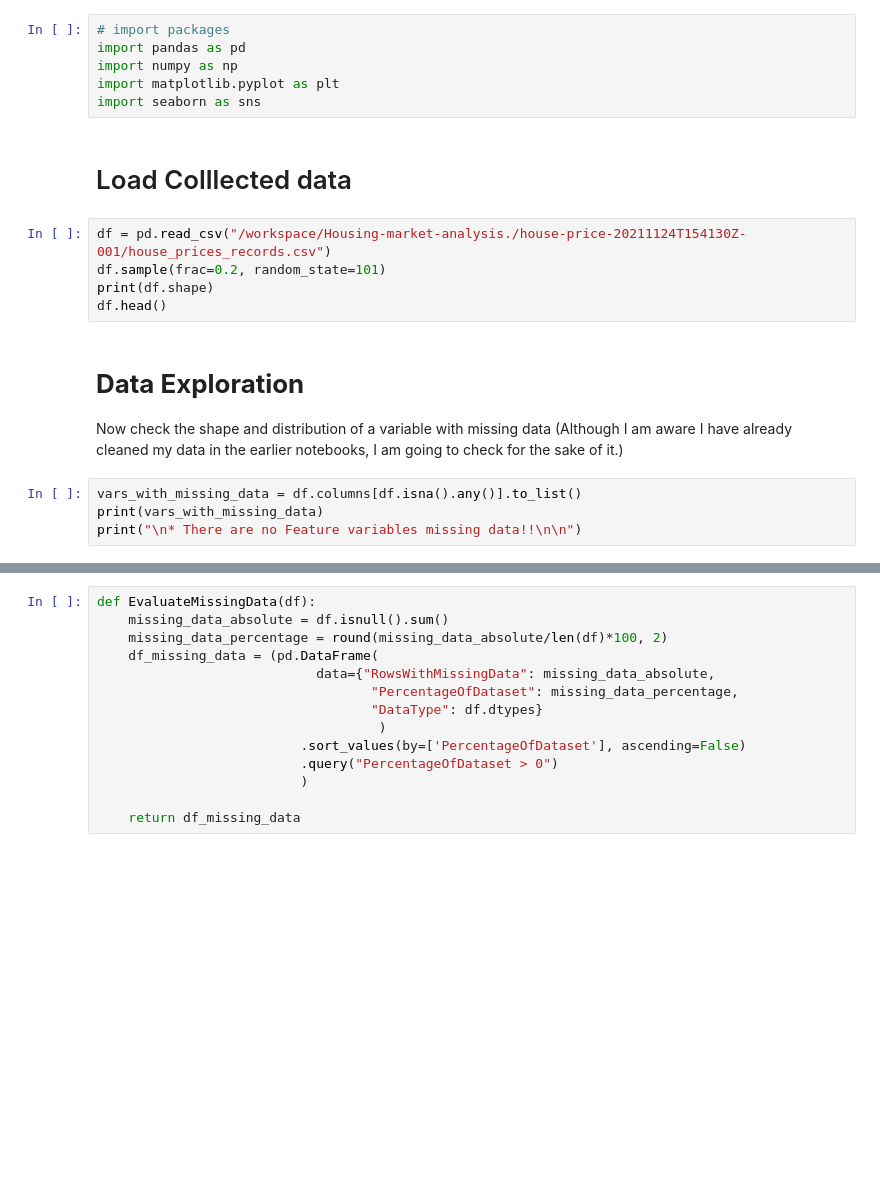
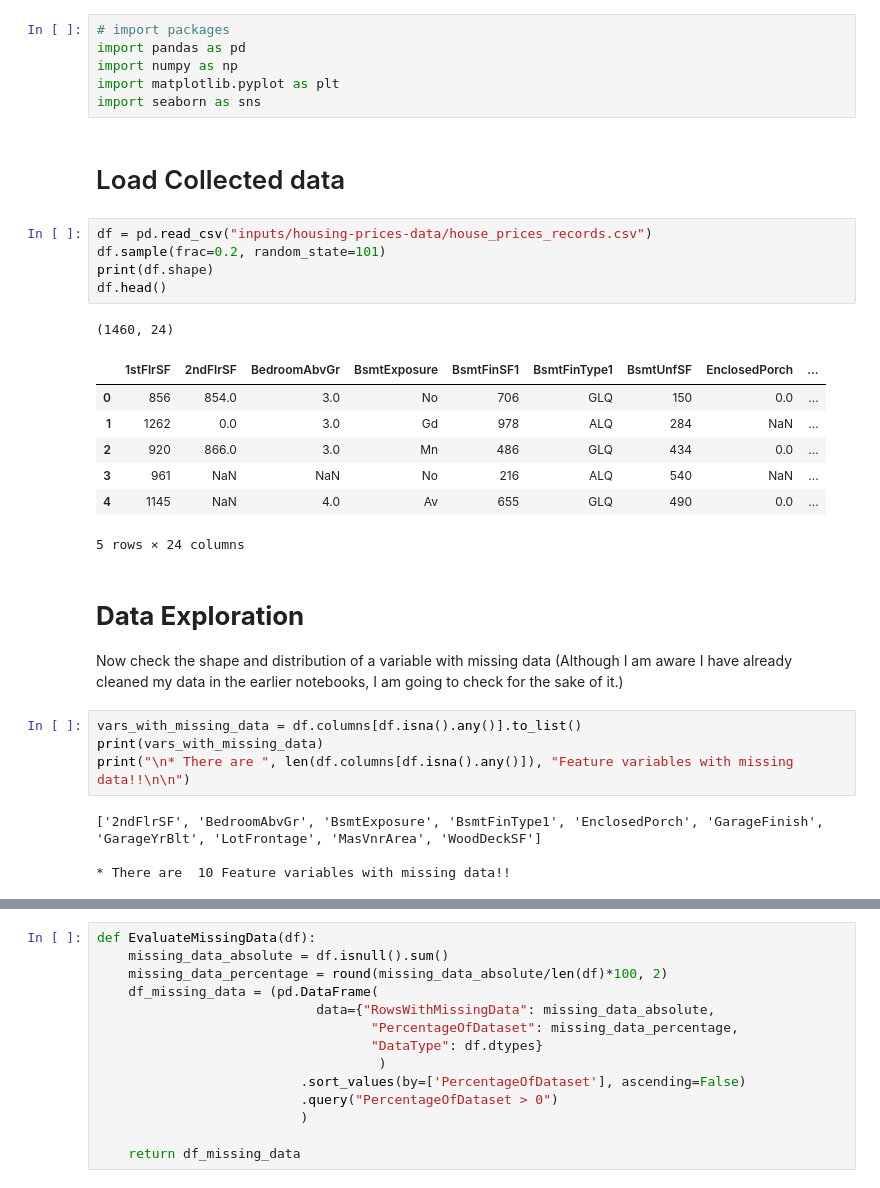
Before and after one commit to Issam-Allymis/Housing-market-analysis., a Jupyter notebook: jupyter_notebooks/03 - DataCleaning.ipynb, the cells around one changed output, grey strips where cells are left out. Cells and saved outputs as stored; diff of their text form; blank space fills up the shorter version.

```diff
--- a/jupyter_notebooks/03 - DataCleaning.ipynb
+++ b/jupyter_notebooks/03 - DataCleaning.ipynb
@@ -40,19 +46,32 @@ import numpy as np
 import matplotlib.pyplot as plt
 import seaborn as sns
 # %% [markdown]
-# Load Colllected data
+# Load Collected data
 # %%
-df = pd.read_csv("/workspace/Housing-market-analysis./house-price-20211124T154130Z-001/house_prices_records.csv")
+df = pd.read_csv("inputs/housing-prices-data/house_prices_records.csv")
 df.sample(frac=0.2, random_state=101)
 print(df.shape)
 df.head()
+# %% [output]
+(1460, 24)
+|  | 1stFlrSF | 2ndFlrSF | BedroomAbvGr | BsmtExposure | BsmtFinSF1 | BsmtFinType1 | BsmtUnfSF | EnclosedPorch | ... |
+| 0 | 856 | 854.0 | 3.0 | No | 706 | GLQ | 150 | 0.0 | ... |
+| 1 | 1262 | 0.0 | 3.0 | Gd | 978 | ALQ | 284 | NaN | ... |
+| 2 | 920 | 866.0 | 3.0 | Mn | 486 | GLQ | 434 | 0.0 | ... |
+| 3 | 961 | NaN | NaN | No | 216 | ALQ | 540 | NaN | ... |
+| 4 | 1145 | NaN | 4.0 | Av | 655 | GLQ | 490 | 0.0 | ... |
+5 rows × 24 columns
 # %% [markdown]
 # **Data Exploration**
 Now check the shape and distribution of a variable with missing data (Although I am aware I have already cleaned my data in the earlier notebooks, I am going to check for the sake of it.)
 # %%
 vars_with_missing_data = df.columns[df.isna().any()].to_list()
 print(vars_with_missing_data)
-print("\n* There are no Feature variables missing data!!\n\n")
+print("\n* There are ", len(df.columns[df.isna().any()]), "Feature variables with missing data!!\n\n")
+# %% [output]
+['2ndFlrSF', 'BedroomAbvGr', 'BsmtExposure', 'BsmtFinType1', 'EnclosedPorch', 'GarageFinish', 'GarageYrBlt', 'LotFrontage', 'MasVnrArea', 'WoodDeckSF']
+
+* There are  10 Feature variables with missing data!!
 # %%
 from ydata_profiling import ProfileReport
 if vars_with_missing_data:
```
Also changed, not shown: parts of 12 cells of this notebook, 38 other files.
